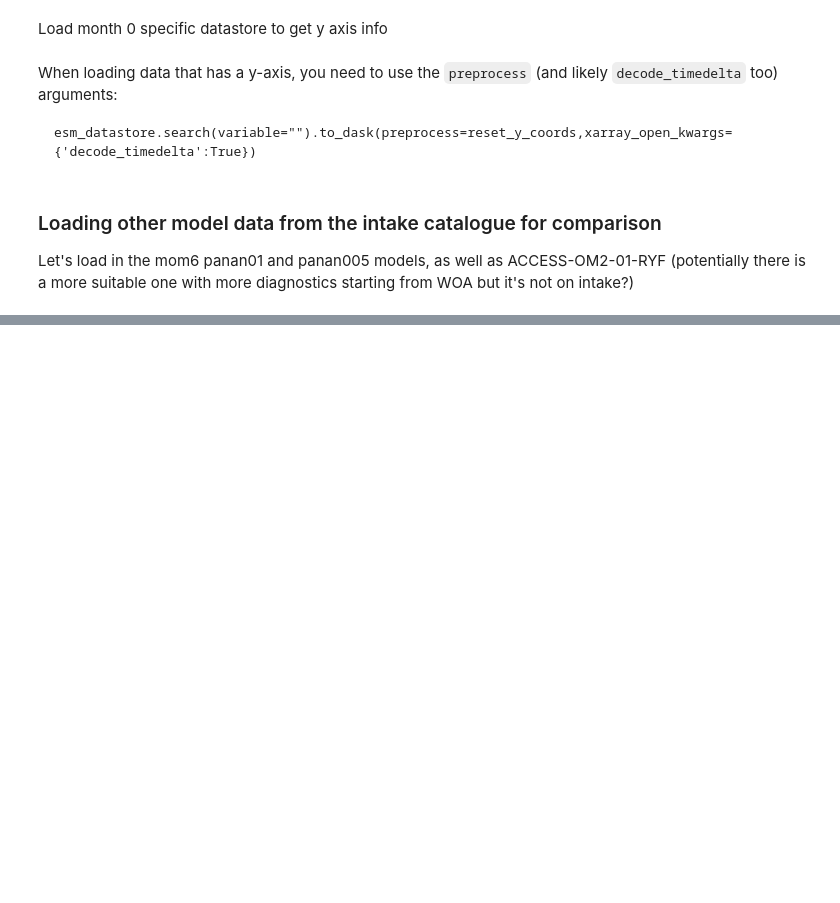
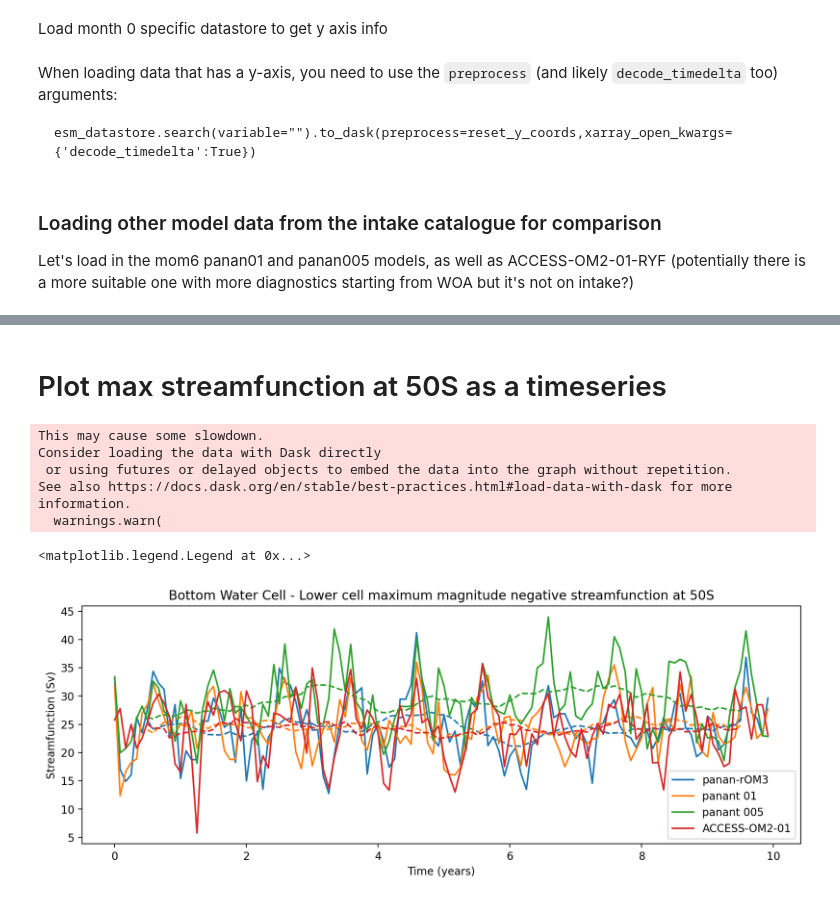
Before and after one commit to claireyung/mom6-panAn-iceshelf-tools, a Jupyter notebook: evaluation/overturning-streamfunction/Overturning-Streamfunction.ipynb, the cells around one changed output, grey strips where cells are left out. Drawn from its saved outputs; the diff is of its cells as text; code cells hidden in the pictures; blank space fills up the shorter version.

Commit message:
Update OSF streamfunction and add timeseries, add ACC strength timseries

```diff
--- a/evaluation/overturning-streamfunction/Overturning-Streamfunction.ipynb
+++ b/evaluation/overturning-streamfunction/Overturning-Streamfunction.ipynb
@@ -249 +245,56 @@ Max negative streamfunction for ACCESS-OM2-01 = -26.032066345214844 Sv
 [figure]
+# %% [markdown]
+# Plot max streamfunction at 50S as a timeseries
+# %%
+#Overturning streamfunction min strength at 50S
+rho0 = 1035
+
+#define figure
+fig,axes = plt.subplots(figsize = (12,4),dpi = 200)
+
+# plot new sim first
+panantrom3_vmo_50S = panantrom3_vmo.isel(time = np.arange(9*12+12)).vmo.sel(yq = -50, method = 'nearest')
+Psi =(panantrom3_vmo_50S.sum('xh')/rho0).cumsum('rho2_l') -  (panantrom3_vmo_50S.sum('xh')/rho0).sum('rho2_l')
+BottomCellStrength = - Psi.min('rho2_l')/1e6
+BottomCellStrength = BottomCellStrength.load()
+plt.plot(np.arange(len(BottomCellStrength.time))/12, BottomCellStrength,label = 'panan-rOM3')
+BottomCellStrengthroll = BottomCellStrength.rolling(time=12, center=True).mean()#.dropna("time")
+plt.plot(np.arange(len(BottomCellStrength.time))/12, BottomCellStrengthroll,color = 'C0',linestyle = '--')
+
+panant01_vmo_50S = panant01_vmo.isel(time = np.arange(9*12+12)).vmo.sel(yq = -50, method = 'nearest')
+Psi =(panant01_vmo_50S.sum('xh')/rho0).cumsum('rho2_l') -  (panant01_vmo_50S.sum('xh')/rho0).sum('rho2_l')
+BottomCellStrength = - Psi.min('rho2_l')/1e6
+BottomCellStrength = BottomCellStrength.load()
+plt.plot(np.arange(len(BottomCellStrength.time))/12, BottomCellStrength,label = 'panant 01')
+BottomCellStrengthroll = BottomCellStrength.rolling(time=12, center=True).mean()#.dropna("time")
+plt.plot(np.arange(len(BottomCellStrength.time))/12, BottomCellStrengthroll,color = 'C1',linestyle = '--')
+
+panant005_vmo_50S = panant005_vmo.isel(time = np.arange(9*12+12)).vmo.sel(yq = -50, method = 'nearest')
+Psi =(panant005_vmo_50S.sum('xh')/rho0).cumsum('rho2_l') -  (panant005_vmo_50S.sum('xh')/rho0).sum('rho2_l')
+BottomCellStrength = - Psi.min('rho2_l')/1e6
+BottomCellStrength = BottomCellStrength.load()
+plt.plot(np.arange(len(BottomCellStrength.time))/12, BottomCellStrength,label = 'panant 005')
+BottomCellStrengthroll = BottomCellStrength.rolling(time=12, center=True).mean()#.dropna("time")
+plt.plot(np.arange(len(BottomCellStrength.time))/12, BottomCellStrengthroll,color = 'C2',linestyle = '--')
+
+accessom2_vmo_50S = accessom2_vmo.ty_trans_rho.isel(time = np.arange(9*12+12)).sel(grid_yu_ocean = slice(-90,-37.5)).sel(grid_yu_ocean = -50,method = 'nearest')
+Psi =(accessom2_vmo_50S.sum('grid_xt_ocean')/rho0).cumsum('potrho') -  (accessom2_vmo_50S.sum('grid_xt_ocean')/rho0).sum('potrho')
+BottomCellStrength = - Psi.min('potrho')/1e6
+BottomCellStrength = BottomCellStrength.load()
+plt.plot(np.arange(len(BottomCellStrength.time))/12, BottomCellStrength,label = 'ACCESS-OM2-01')
+BottomCellStrengthroll = BottomCellStrength.rolling(time=12, center=True).mean()#.dropna("time")
+plt.plot(np.arange(len(BottomCellStrength.time))/12, BottomCellStrengthroll,color = 'C3',linestyle = '--')
+
+
+plt.title('Bottom Water Cell - Lower cell maximum magnitude negative streamfunction at 50S')
+plt.ylabel('Streamfunction (Sv)')
+plt.xlabel('Time (years)')
+plt.legend()
+# %% [output]
+This may cause some slowdown.
+Consider loading the data with Dask directly
+ or using futures or delayed objects to embed the data into the graph without repetition.
+See also https://docs.dask.org/en/stable/best-practices.html#load-data-with-dask for more information.
+  warnings.warn(
+<matplotlib.legend.Legend at 0x...>
+[figure, added]
```
Also changed, not shown: parts of 9 cells of this notebook, 1 other file.
